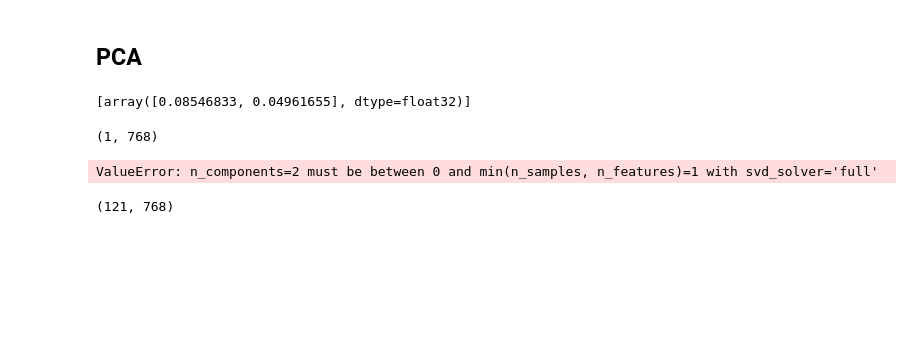
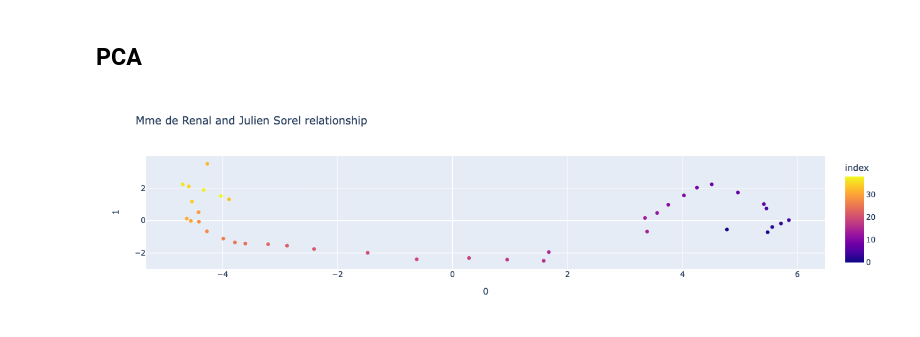
Before and after one commit to EloDoyard/sentiment-evolution-in-characters-network, a Jupyter notebook: scripts/interactions.ipynb, the cells around one changed output. Cells and saved outputs as stored; diff of their text form; code cells hidden in the pictures; blank space fills up the shorter version.

Commit message:
pca between love triangle done

```diff
--- a/scripts/interactions.ipynb
+++ b/scripts/interactions.ipynb
@@ -214,15 +174,3 @@ renal_sorel = interactions_df.iloc[0].embeddings
 ## PCA
 # %%
 from sklearn.decomposition import PCA
-# %%
-renal_sorel_pca = []
-pca = PCA(n_components=2, svd_solver='full')
-for emb in tqdm(renal_sorel) :
-    temp = emb[0]
-    pca.fit_transform(temp)
-    renal_sorel_pca.append(pca.explained_variance_ratio_)
-    # break
-# %%
-renal_sorel_pca
-# %% [output]
-[array([0.08546833, 0.04961655], dtype=float32)]
@@ -231,14 +177,13 @@ renal_sorel_pca
-# %%
-renal_sorel_pca = []
-for emb_idx in tqdm(range(renal_sorel.shape[0])) :
-    emb = renal_sorel[emb_idx,:].reshape((1,768))
-    print(emb.shape)
-    pca.fit_transform(emb)
-    renal_sorel_pca.append(pca.explained_variance_ratio_)
-# %% [output]
-(1, 768)
-ValueError: n_components=2 must be between 0 and min(n_samples, n_features)=1 with svd_solver='full'
-# %%
-renal_sorel.shape
-# %% [output]
-(121, 768)
+# %%
+renal_sorel_pca = []
+for emb in tqdm(renal_sorel) :
+    pca = PCA(n_components=2, svd_solver = 'arpack')
+    temp = pd.DataFrame(emb[0])
+    components = pca.fit_transform(temp)
+    renal_sorel_pca.append(components)
+# %%
+temp = pd.DataFrame(renal_sorel_pca[0])
+fig = px.scatter(temp, x = 0, y = 1, color=temp.index, title = 'Mme de Renal and Julien Sorel relationship')
+fig.show()
+# %% [output]
+[figure, added]
```
Also changed, not shown: parts of 16 cells of this notebook.
